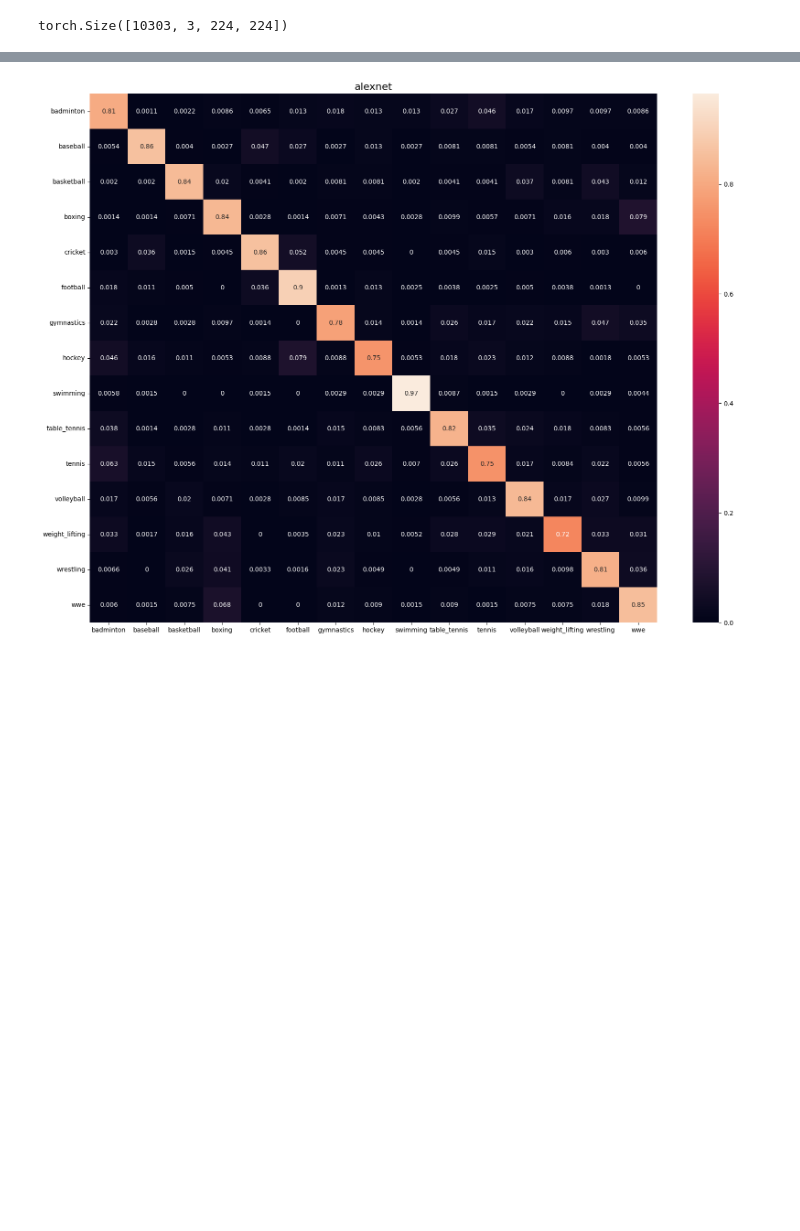
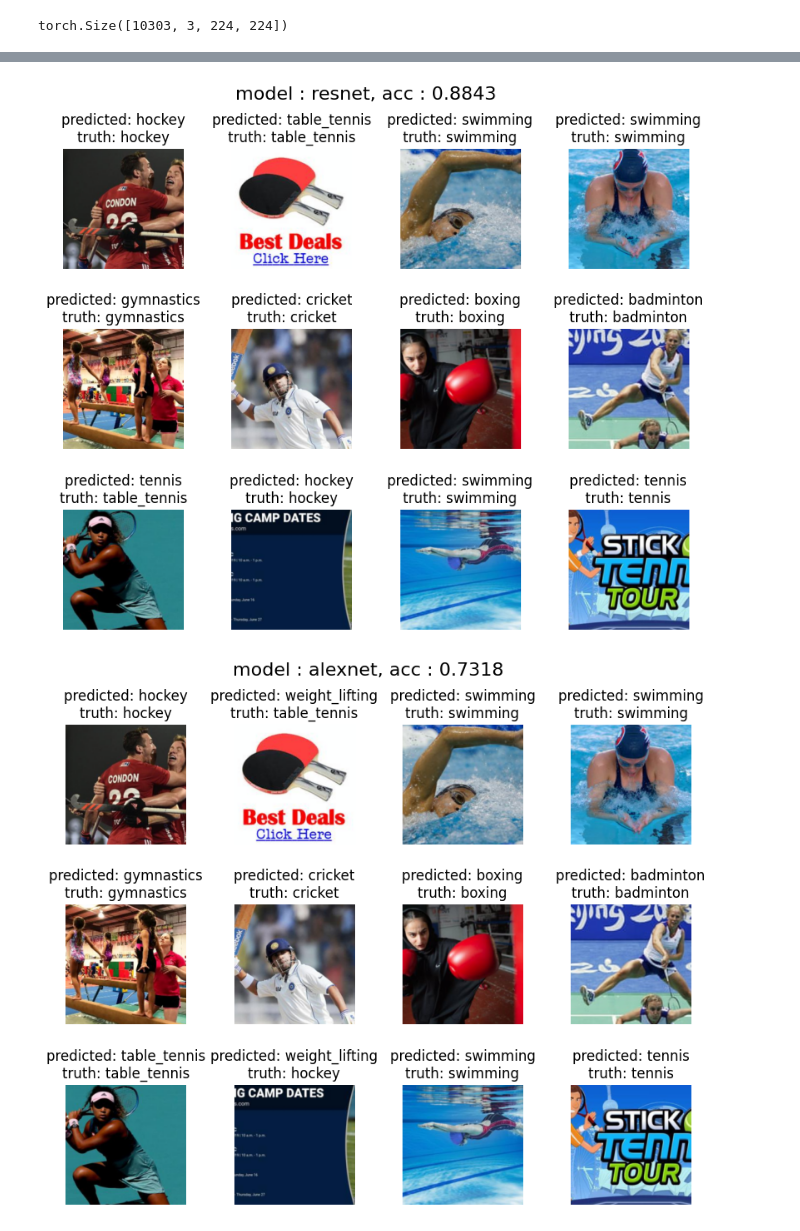
Before and after one commit to axelrocheteau/Neural-network, a Jupyter notebook: compare_NN.ipynb, the cells around one changed output, grey strips where cells are left out. Cells and saved outputs as stored; diff of their text form; code cells hidden in the pictures; blank space fills up the shorter version.

```diff
--- a/compare_NN.ipynb
+++ b/compare_NN.ipynb
@@ -132,10 +132,40 @@ batch test : 50/52
-# %%
-cf_matrix = confusion_matrix(y_true, y_pred)
-df_cm = pd.DataFrame(cf_matrix / cf_matrix.astype(float).sum(axis=1, keepdims=True), index = [i for i in classes],
-                    columns = [i for i in classes])
-plt.figure(figsize = (20,15))
-sn.heatmap(df_cm, annot=True)
-plt.title(model_name, fontsize = 16)
-plt.show()
-# %% [output]
-[figure, removed]
+# %%
+def imshow(inp, axis):
+    """Imshow for Tensor."""
+    inp = inp.numpy().transpose((1, 2, 0))
+    mean = np.array([0.485, 0.456, 0.406])
+    std = np.array([0.229, 0.224, 0.225])
+    inp = std * inp + mean
+    inp = np.clip(inp, 0, 1)
+    axis.imshow(inp)
+
+def visualize_model(X, y, model, num_images=12, suptitle=None):
+    "display several images predictions and truth for all of them"
+    nb_row = num_images // 4 if num_images % 4 == 0 else (num_images // 4) + 1
+    fig, ax = plt.subplots(nb_row, 4, sharex='col', sharey='row', figsize=(10, 10*(nb_row/4)))
+    plt.subplots_adjust(hspace=0.5)
+
+    if suptitle is not None:
+        fig.suptitle(suptitle, fontsize = 16)
+
+    with torch.no_grad():
+        inputs, labels = X, y
+        inputs = inputs.to(device)
+        labels = labels.to(device)
+
+        outputs = model(inputs)
+        _, preds = torch.max(outputs, 1)
+
+        for row_index in range(num_images):
+            imshow(inputs[row_index], ax[row_index//4, row_index % 4])
+            ax[row_index//4, row_index % 4].axis('off')
+            title = f'predicted: {class_names[preds[row_index].item()]}\ntruth: {class_names[labels[row_index].item()]}'
+            ax[row_index//4, row_index % 4].set_title(title)
+    plt.show()
+# %%
+idx = np.random.choice(range(X.shape[0]), replace=False, size=12)
+for model_name, opti_model in loaded_models.items():
+    visualize_model(X[idx], y[idx], opti_model, num_images=12, suptitle=f'model : {model_name}, acc : {round(models_best_accuracy[model_name],4)}')
+# %% [output]
+[figure, added]
+[figure, added]
```
Also changed, not shown: parts of 6 cells of this notebook, 3 other files.
